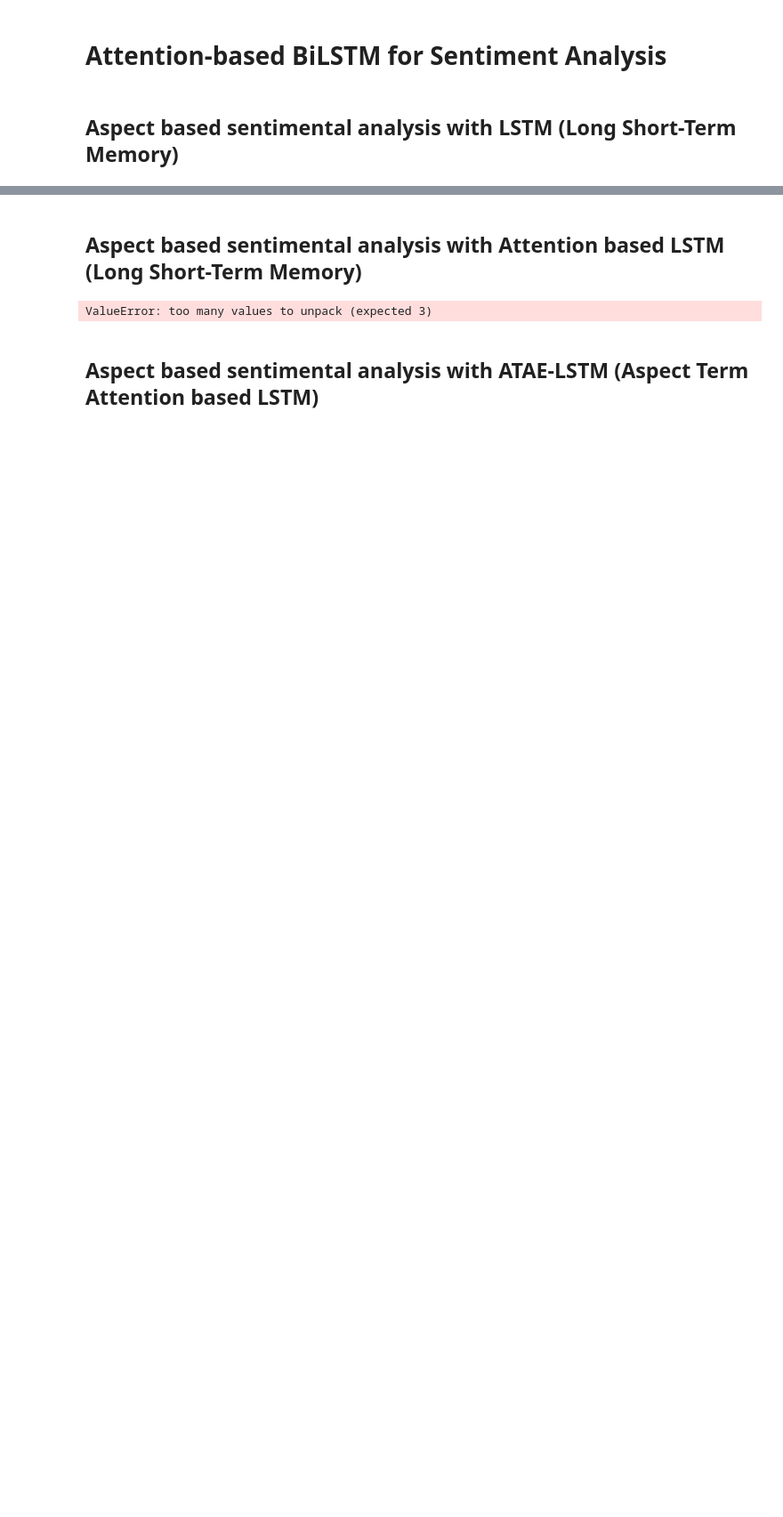
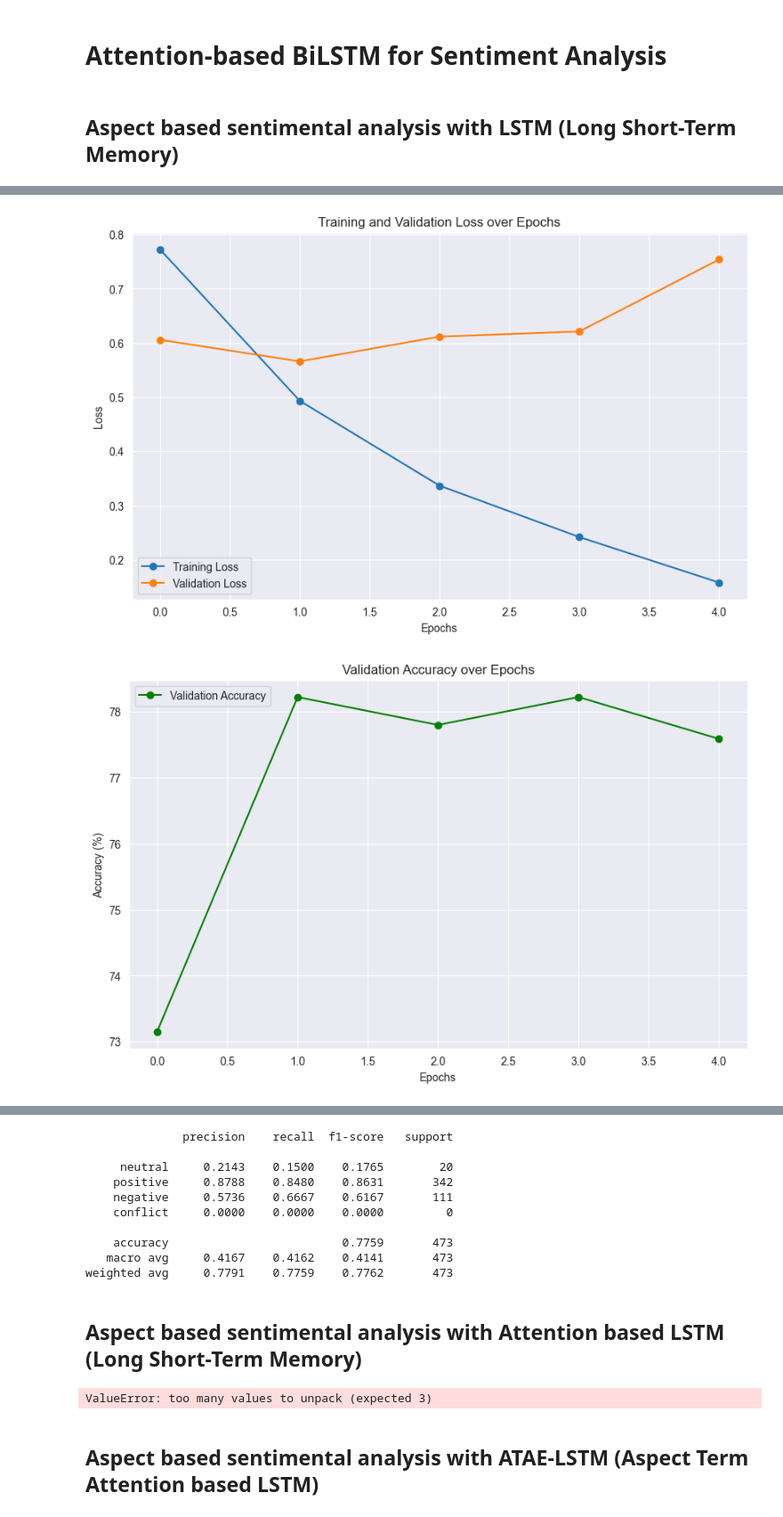
Before and after one commit to SamarthMahendra/Aspect-based-Sentimental-Analysis-Using-Bert-Enhanced-ATAE-LSTM, a Jupyter notebook: notebooks/NLP_final_Proejct_Notebook.ipynb, the cells around one changed output, grey strips where cells are left out. Shown at 89% size. Drawn from its saved outputs; the diff is of its cells as text; code cells hidden in the pictures; blank space fills up the shorter version.

```diff
--- a/notebooks/NLP_final_Proejct_Notebook.ipynb
+++ b/notebooks/NLP_final_Proejct_Notebook.ipynb
@@ -75,7 +75,8 @@ def preprocess_dataframe(df: pd.DataFrame) -> pd.DataFrame:
 
 # Apply Preprocessing
 new_df = preprocess_dataframe(df)
-new_df.head()
+logger.info("Sample of processed dataframe:")
+logger.info(new_df.head())
 
 # Function to Clean Text
 def clean_text(text: str) -> str:
@@ -98,6 +99,12 @@ X_train_text, X_test_text, X_train_aspect, X_test_aspect, y_train, y_test = trai
 )
 logger.info(f"Training set size: {len(X_train_text)}")
 logger.info(f"Testing set size: {len(X_test_text)}")
+
+# Check Class Distribution in Training and Test Sets
+train_label_counts = Counter(y_train)
+test_label_counts = Counter(y_test)
+logger.info(f"Training set label distribution: {train_label_counts}")
+logger.info(f"Test set label distribution: {test_label_counts}")
 
 # Vocabulary Builder Class
 class VocabularyBuilder:
@@ -239,7 +246,7 @@ def train_model(model: nn.Module, train_loader: DataLoader, val_loader: DataLoad
 
     return history
 
-# Evaluation Function
+# Evaluation Function with Labels Parameter
 def evaluate_model(model: nn.Module, test_loader: DataLoader, device: torch.device) -> Dict:
     model.eval()
     all_predictions = []
@@ -253,10 +260,31 @@ def evaluate_model(model: nn.Module, test_loader: DataLoader, device: torch.devi
             all_predictions.extend(predicted.cpu().numpy())
             all_labels.extend(labels.cpu().numpy())
 
-    report = classification_report(all_labels, all_predictions, digits=4, target_names=['neutral', 'positive', 'negative', 'conflict'])
+    # Specify all possible labels
+    labels_list = [0, 1, 2, 3]  # neutral, positive, negative, conflict
+    target_names = ['neutral', 'positive', 'negative', 'conflict']
+
+    report = classification_report(
+        all_labels,
+        all_predictions,
+        labels=labels_list,
+        digits=4,
+        target_names=target_names,
+        zero_division=0  # Handle cases where a class might not be present
+    )
     logger.info("\nClassification Report:\n" + report)
 
-    return {'predictions': all_predictions, 'true_labels': all_labels, 'classification_report': report}
+    # Save the classification report to a file
+    with open('classification_report.txt', 'w') as f:
+        f.write("Classification Report:\n")
+        f.write(report)
+    logger.info("Classification report saved to 'classification_report.txt'.")
+
+    return {
+        'predictions': all_predictions,
+        'true_labels': all_labels,
+        'classification_report': report
+    }
 
 # Plotting Functions
 def plot_loss(history: Dict) -> None:
@@ -283,13 +311,23 @@ def plot_accuracy(history: Dict) -> None:
     plt.show()
 
 def plot_confusion_matrix(true_labels: List[int], predictions: List[int], classes: List[str]) -> None:
-    cm = confusion_matrix(true_labels, predictions)
-    plt.figure(figsize=(8, 6))
+    cm = confusion_matrix(true_labels, predictions, labels=[0, 1, 2, 3])
+    cm_normalized = cm.astype('float') / cm.sum(axis=1)[:, np.newaxis]  # Normalize
+    plt.figure(figsize=(10, 8))
     sns.heatmap(cm, annot=True, fmt='d', cmap='Blues', xticklabels=classes, yticklabels=classes)
     plt.xlabel('Predicted Label')
     plt.ylabel('True Label')
     plt.title('Confusion Matrix')
     plt.savefig('confusion_matrix.png')  # Save the plot as a PNG file
+    plt.show()
+
+    # Plot Normalized Confusion Matrix
+    plt.figure(figsize=(10, 8))
+    sns.heatmap(cm_normalized, annot=True, fmt='.2f', cmap='Blues', xticklabels=classes, yticklabels=classes)
+    plt.xlabel('Predicted Label')
+    plt.ylabel('True Label')
+    plt.title('Normalized Confusion Matrix')
+    plt.savefig('confusion_matrix_normalized.png')  # Save the plot as a PNG file
     plt.show()
 
 def plot_class_distribution(labels: List[int], classes: List[str]) -> None:
@@ -393,11 +431,19 @@ plot_accuracy(history)
 # Evaluate the Model
 evaluation_results = evaluate_model(model, test_loader, device)
 
-# Plot Confusion Matrix
+# Plot Confusion Matrix with All Classes
 classes = ['neutral', 'positive', 'negative', 'conflict']
-plot_confusion_matrix(evaluation_results['true_labels'], evaluation_results['predictions'], classes)
+plot_confusion_matrix(
+    evaluation_results['true_labels'],
+    evaluation_results['predictions'],
+    classes
+)
 
-# Optional: Plot Class Distribution
+# Plot Class Distribution with All Classes
 plot_class_distribution(y, classes)
 
+# Optionally, print the classification report to the console
+print("\n" + evaluation_results['classification_report'])
+
 # End of Script
+# %% [output]
@@ -403,0 +467,2 @@ plot_class_distribution(y, classes)
+[figure, added]
+[figure, added]
@@ -404,3 +486,13 @@ plot_class_distribution(y, classes)
+              precision    recall  f1-score   support
+
+     neutral     0.2143    0.1500    0.1765        20
+    positive     0.8788    0.8480    0.8631       342
+    negative     0.5736    0.6667    0.6167       111
+    conflict     0.0000    0.0000    0.0000         0
+
+    accuracy                         0.7759       473
+   macro avg     0.4167    0.4162    0.4141       473
+weighted avg     0.7791    0.7759    0.7762       473
 # %% [markdown]
 ## Aspect based sentimental analysis with Attention based LSTM (Long Short-Term Memory)
 # %%
```
Also changed, not shown: parts of 1 cell of this notebook, 8 other files.
